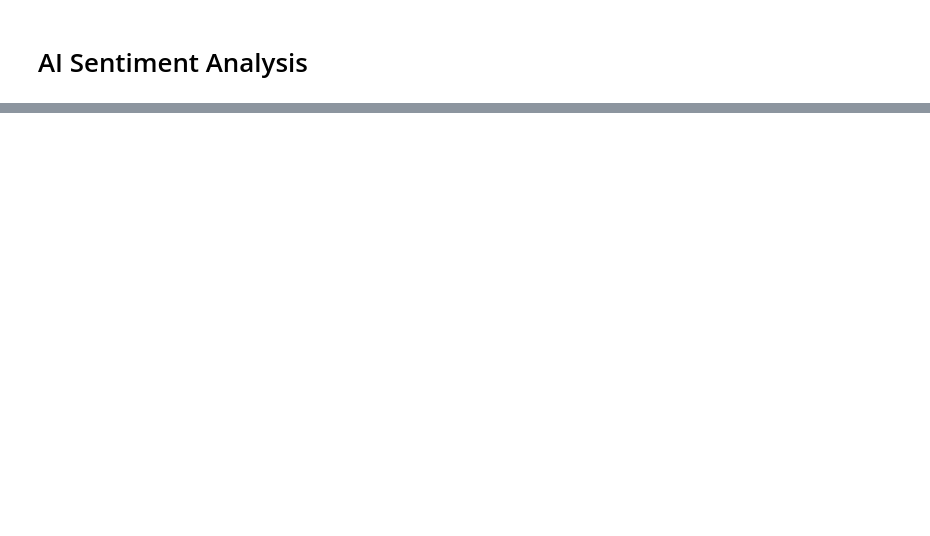
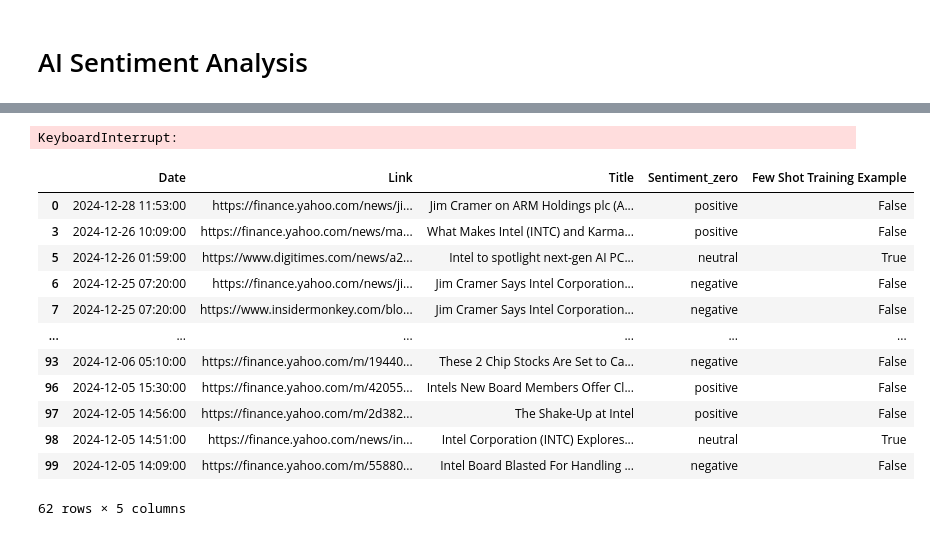
Before and after one commit to Ivo196/Chronos-T5-Large, a Jupyter notebook: news.ipynb, the cells around one changed output, grey strips where cells are left out. Saved outputs shown, nothing was run; the diff lists cells and outputs as text; code cells hidden in the pictures; blank space fills up the shorter version.

Commit message:
add Sentiment Analysis

```diff
--- a/news.ipynb
+++ b/news.ipynb
@@ -23 +23,10 @@ news_df
 100 rows × 4 columns
+# %%
+news_df = news_df[['Date','Link','Title']]
+keywords = ['INTC', 'Intel']
+
+pattern = '|'.join(keywords)
+
+filtered_news_df = news_df[news_df['Title'].str.contains(pattern, case=False, na=False)]
+
+filtered_news_df
@@ -23,0 +47,31 @@ news_df
+# %%
+from skollama.models.ollama.classification.zero_shot import ZeroShotOllamaClassifier
+from skollama.models.ollama.classification.few_shot import FewShotOllamaClassifier
+'''ZeroShotOllamaClassifier: Solo le das las etiquetas (['positive', 'negative', 'neutral']) y él decide por sí solo sin ejemplos (clf.fit(None, candidate_labels)).
+FewShotOllamaClassifier: Le proporcionas ejemplos (títulos + etiquetas) para que se ajuste mejor al contexto (few_shot_clf.fit(few_shot_df['Title'], few_shot_df['User_Sentiment'])).'''
+
+clf = ZeroShotOllamaClassifier(model='llama3.2', device='cuda')
+
+candidates_labels = ['positive', 'negative', 'neutral']
+
+clf.fit(None,candidates_labels)
+
+filtered_news_df['Sentiment_zero'] = clf.predict(filtered_news_df['Title'])
+# %% [output]
+KeyboardInterrupt:
+# %%
+filtered_news_df
+# %% [output]
+|  | Date | Link | Title | Sentiment_zero | Few Shot Training Example |
+| 0 | 2024-12-28 11:53:00 | https://finance.yahoo.com/news/ji... | Jim Cramer on ARM Holdings plc (A... | positive | False |
+| 3 | 2024-12-26 10:09:00 | https://finance.yahoo.com/news/ma... | What Makes Intel (INTC) and Karma... | positive | False |
+| 5 | 2024-12-26 01:59:00 | https://www.digitimes.com/news/a2... | Intel to spotlight next-gen AI PC... | neutral | True |
+| 6 | 2024-12-25 07:20:00 | https://finance.yahoo.com/news/ji... | Jim Cramer Says Intel Corporation... | negative | False |
+| 7 | 2024-12-25 07:20:00 | https://www.insidermonkey.com/blo... | Jim Cramer Says Intel Corporation... | negative | False |
+| ... | ... | ... | ... | ... | ... |
+| 93 | 2024-12-06 05:10:00 | https://finance.yahoo.com/m/19440... | These 2 Chip Stocks Are Set to Ca... | negative | False |
+| 96 | 2024-12-05 15:30:00 | https://finance.yahoo.com/m/42055... | Intels New Board Members Offer Cl... | positive | False |
+| 97 | 2024-12-05 14:56:00 | https://finance.yahoo.com/m/2d382... | The Shake-Up at Intel | positive | False |
+| 98 | 2024-12-05 14:51:00 | https://finance.yahoo.com/news/in... | Intel Corporation (INTC) Explores... | neutral | True |
+| 99 | 2024-12-05 14:09:00 | https://finance.yahoo.com/m/55880... | Intel Board Blasted For Handling ... | negative | False |
+62 rows × 5 columns
```
Also changed, not shown: parts of 6 cells of this notebook.
